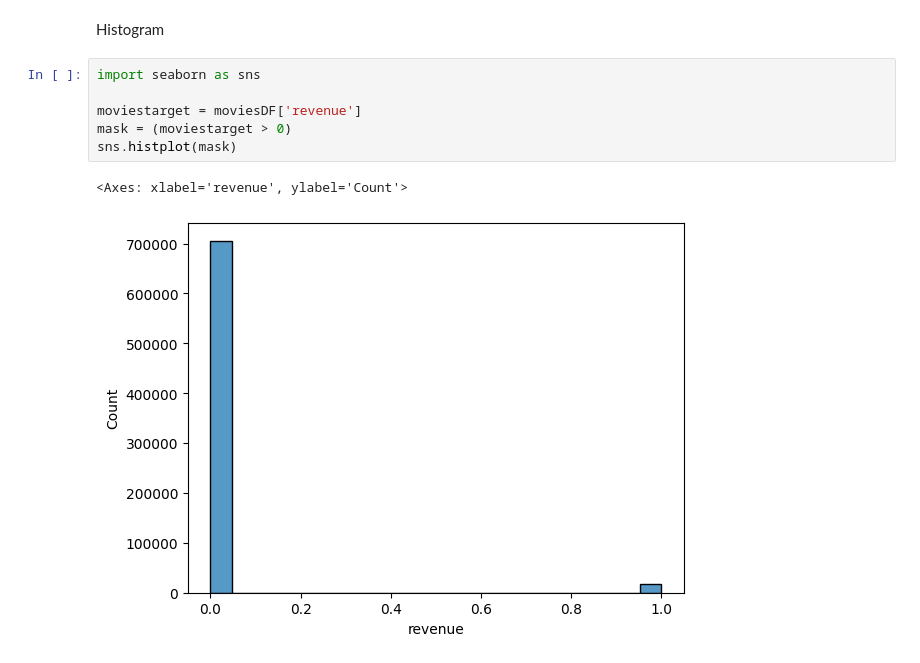
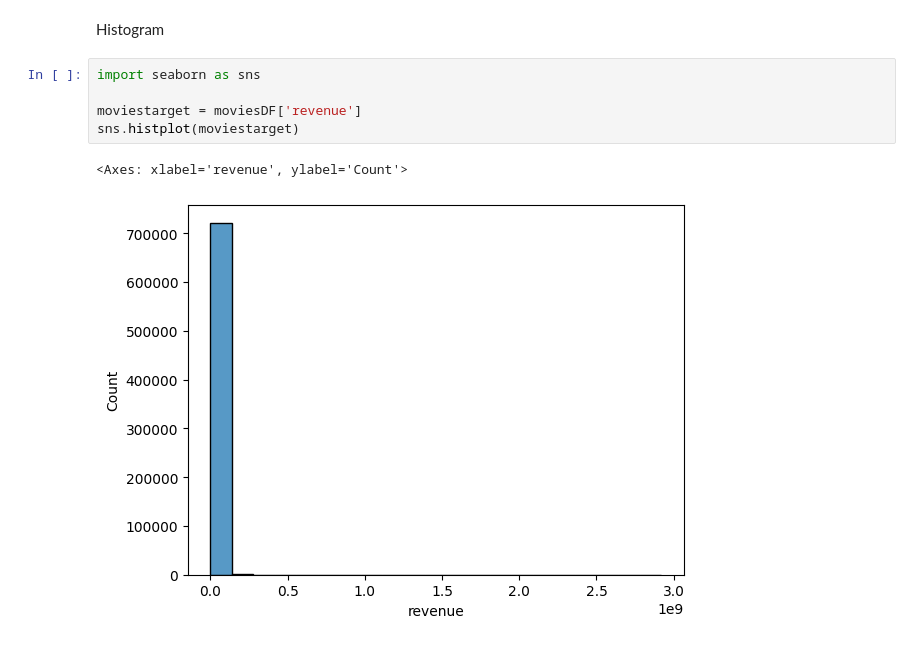
Before and after one commit to gamroyan/cse151a-group-project, a Jupyter notebook: CSE151A_Group_Project.ipynb, the cells around one changed output. Drawn from its saved outputs; the diff is of its cells as text.

```diff
--- a/CSE151A_Group_Project.ipynb
+++ b/CSE151A_Group_Project.ipynb
@@ -43,9 +43,8 @@ Histogram
 # %%
 import seaborn as sns
 
 moviestarget = moviesDF['revenue']
-mask = (moviestarget > 0)
-sns.histplot(mask)
+sns.histplot(moviestarget)
 # %% [output]
 <Axes: xlabel='revenue', ylabel='Count'>
-[figure, old version]
+[figure, new version]
```
